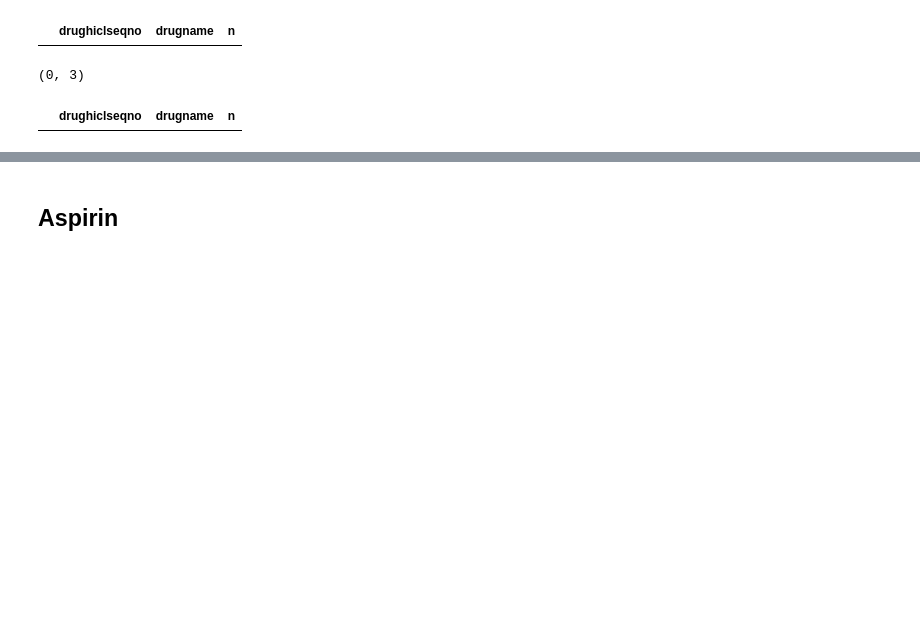
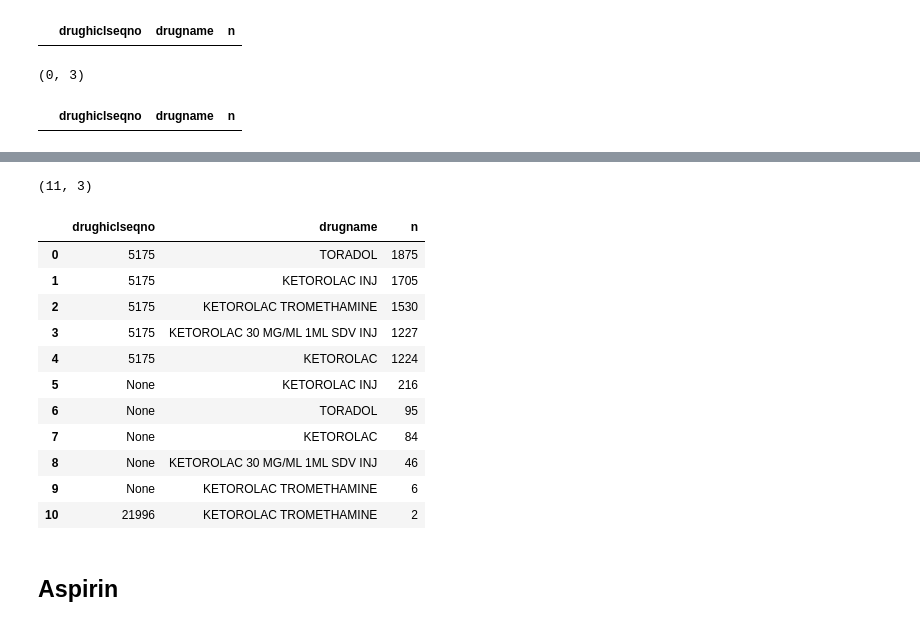
Before and after one commit to MIT-LCP/vancomycin-nephrotoxicity, a Jupyter notebook: etc/find-hicl-for-medications.ipynb, the cells around one changed output, grey strips where cells are left out. Drawn from its saved outputs; the diff is of its cells as text; code cells hidden in the pictures; blank space fills up the shorter version.

Commit message:
add toradol

```diff
--- a/etc/find-hicl-for-medications.ipynb
+++ b/etc/find-hicl-for-medications.ipynb
@@ -324,3 +350,21 @@ Spoiler alert: we only found aspirin/ibuprofen in the data:
+# %%
+med = drug_query('toradol', 'ketorolac')
+print(med.shape)
+display(med)
+# %% [output]
+(11, 3)
+|  | drughiclseqno | drugname | n |
+| 0 | 5175 | TORADOL | 1875 |
+| 1 | 5175 | KETOROLAC INJ | 1705 |
+| 2 | 5175 | KETOROLAC TROMETHAMINE | 1530 |
+| 3 | 5175 | KETOROLAC 30 MG/ML 1ML SDV INJ | 1227 |
+| 4 | 5175 | KETOROLAC | 1224 |
+| 5 | None | KETOROLAC INJ | 216 |
+| 6 | None | TORADOL | 95 |
+| 7 | None | KETOROLAC | 84 |
+| 8 | None | KETOROLAC 30 MG/ML 1ML SDV INJ | 46 |
+| 9 | None | KETOROLAC TROMETHAMINE | 6 |
+| 10 | 21996 | KETOROLAC TROMETHAMINE | 2 |
 # %% [markdown]
 ## Aspirin
 # %%
```
Also changed, not shown: parts of 32 cells of this notebook, 1 other file.
